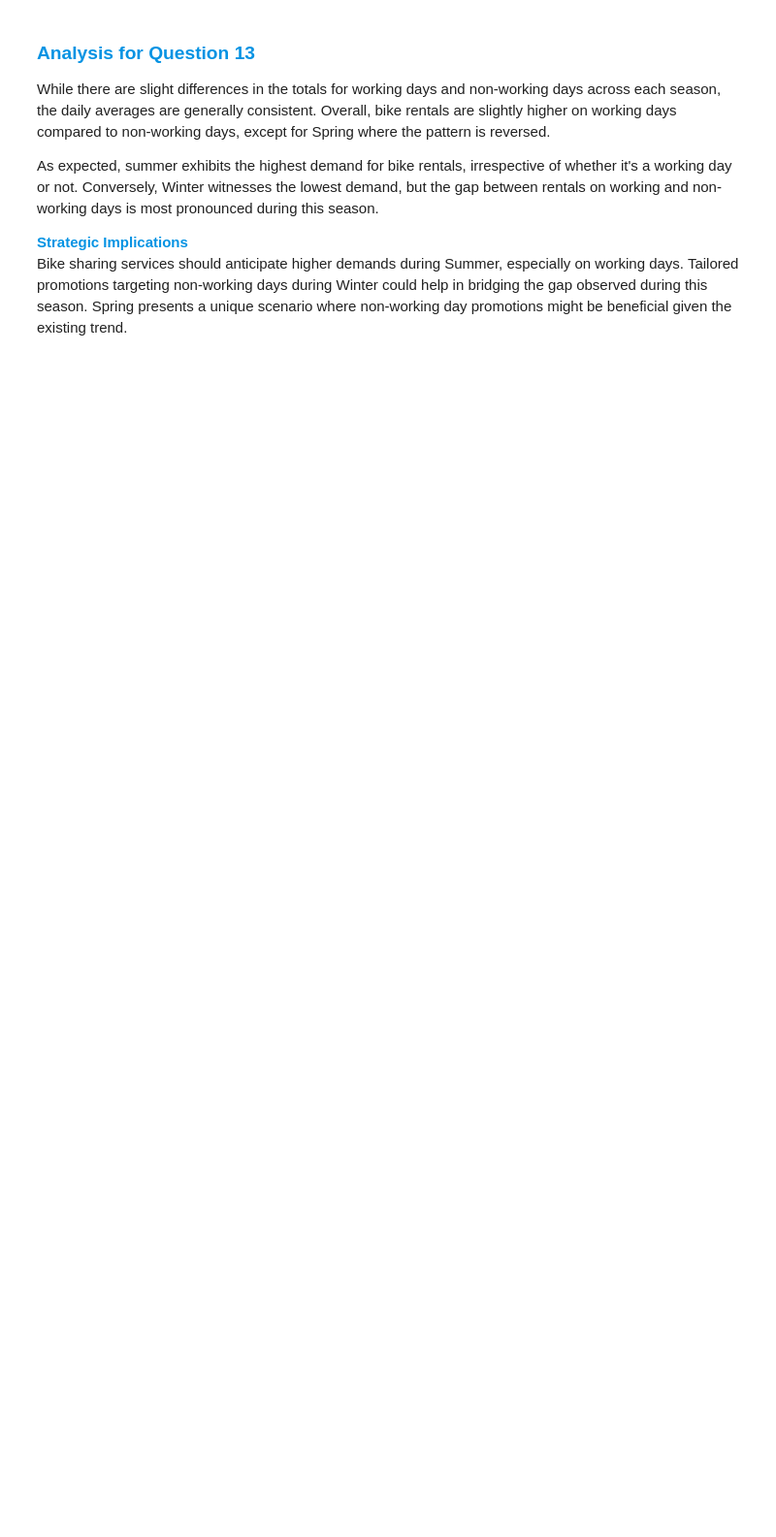
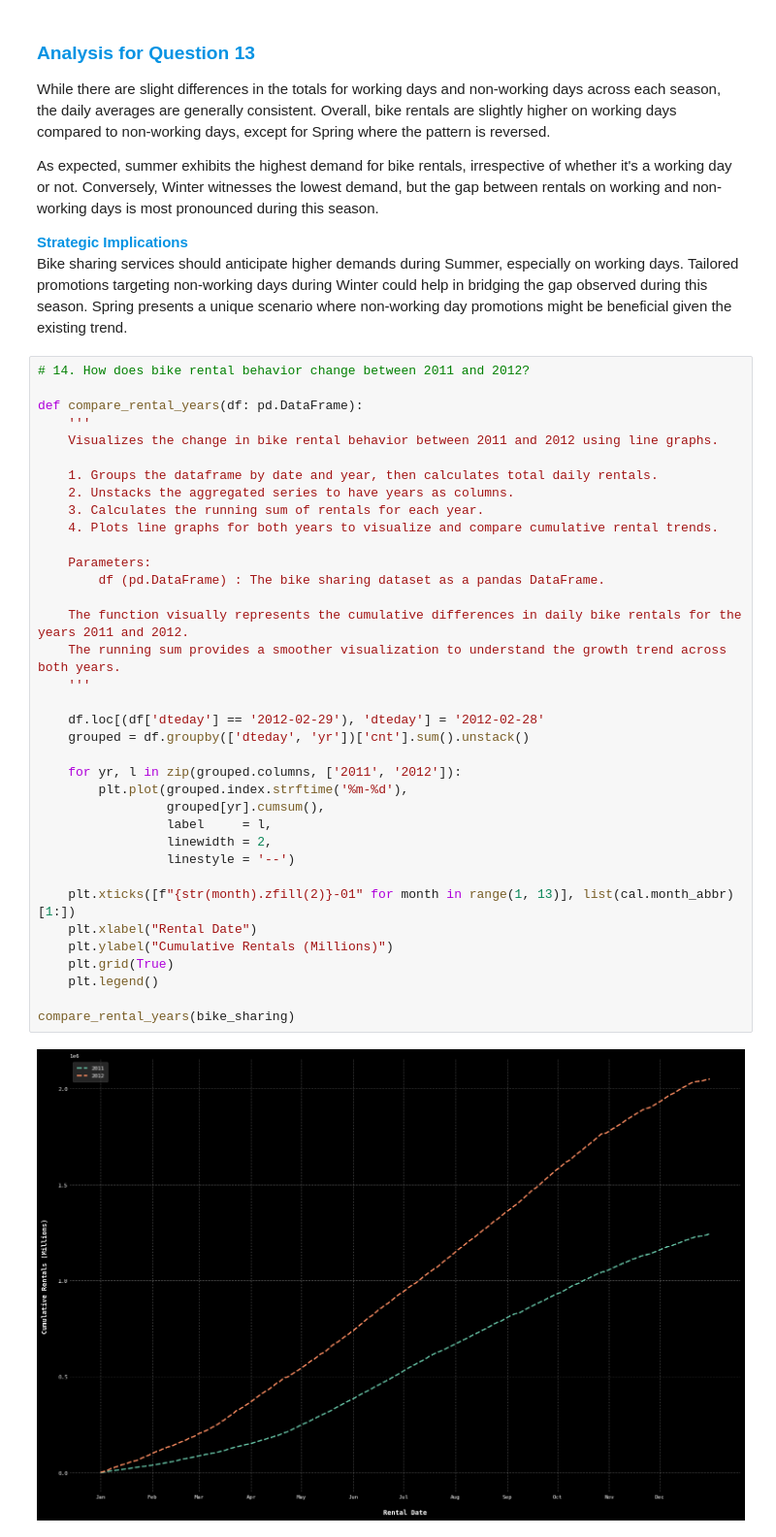
Before and after one commit to jparkington/Project-Cultivate, a Jupyter notebook: Exploration.ipynb, the cells around one changed output. Shown at 97% size. Cells and saved outputs as stored; diff of their text form; blank space fills up the shorter version.

```diff
--- a/Exploration.ipynb
+++ b/Exploration.ipynb
@@ -964,3 +965,41 @@ As expected, summer exhibits the highest demand for bike rentals, irrespective o
 
 <span style="color:#0693e3">**Strategic Implications**</span>
 Bike sharing services should anticipate higher demands during Summer, especially on working days. Tailored promotions targeting non-working days during Winter could help in bridging the gap observed during this season. Spring presents a unique scenario where non-working day promotions might be beneficial given the existing trend.
+# %%
+# 14. How does bike rental behavior change between 2011 and 2012?
+
+def compare_rental_years(df: pd.DataFrame):
+    '''
+    Visualizes the change in bike rental behavior between 2011 and 2012 using line graphs.
+
+    1. Groups the dataframe by date and year, then calculates total daily rentals.
+    2. Unstacks the aggregated series to have years as columns.
+    3. Calculates the running sum of rentals for each year.
+    4. Plots line graphs for both years to visualize and compare cumulative rental trends.
+
+    Parameters:
+        df (pd.DataFrame) : The bike sharing dataset as a pandas DataFrame.
+
+    The function visually represents the cumulative differences in daily bike rentals for the years 2011 and 2012.
+    The running sum provides a smoother visualization to understand the growth trend across both years.
+    '''
+
+    df.loc[(df['dteday'] == '2012-02-29'), 'dteday'] = '2012-02-28'
+    grouped = df.groupby(['dteday', 'yr'])['cnt'].sum().unstack()
+
+    for yr, l in zip(grouped.columns, ['2011', '2012']):
+        plt.plot(grouped.index.strftime('%m-%d'),
+                 grouped[yr].cumsum(),
+                 label     = l,
+                 linewidth = 2,
+                 linestyle = '--')
+
+    plt.xticks([f"{str(month).zfill(2)}-01" for month in range(1, 13)], list(cal.month_abbr)[1:])
+    plt.xlabel("Rental Date")
+    plt.ylabel("Cumulative Rentals (Millions)")
+    plt.grid(True)
+    plt.legend()
+
+compare_rental_years(bike_sharing)
+# %% [output]
+[figure, added]
```
Also changed, not shown: parts of 5 cells of this notebook.
